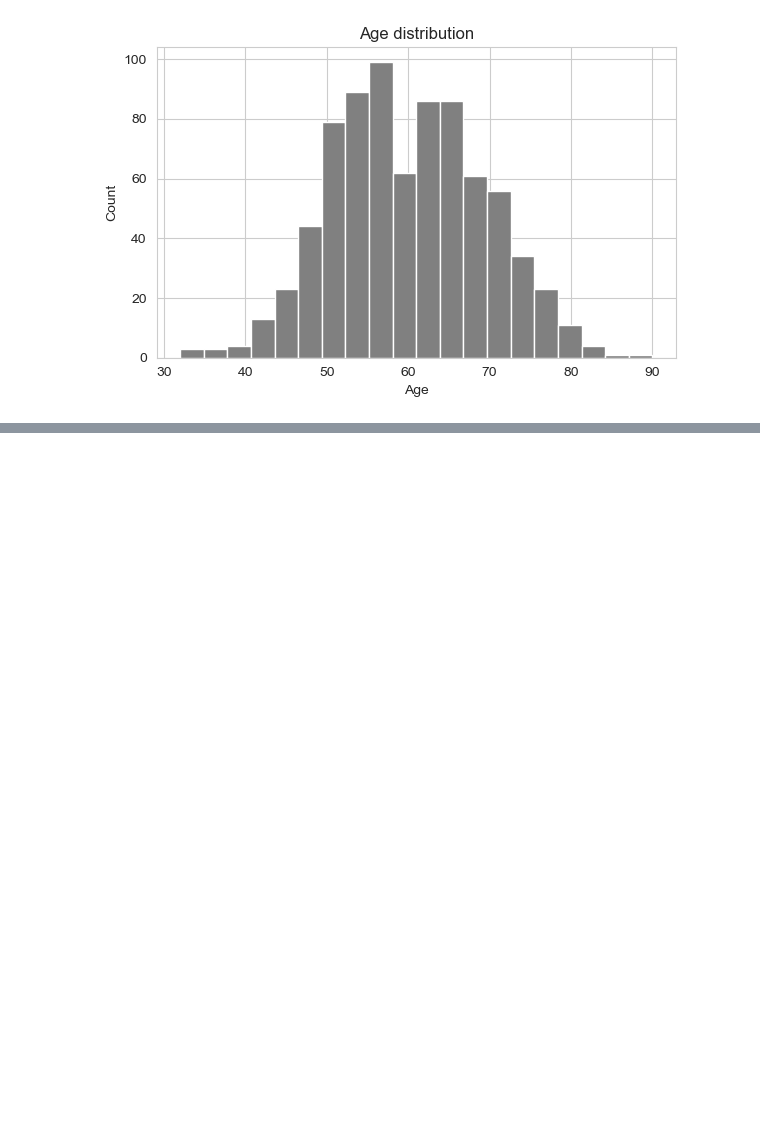
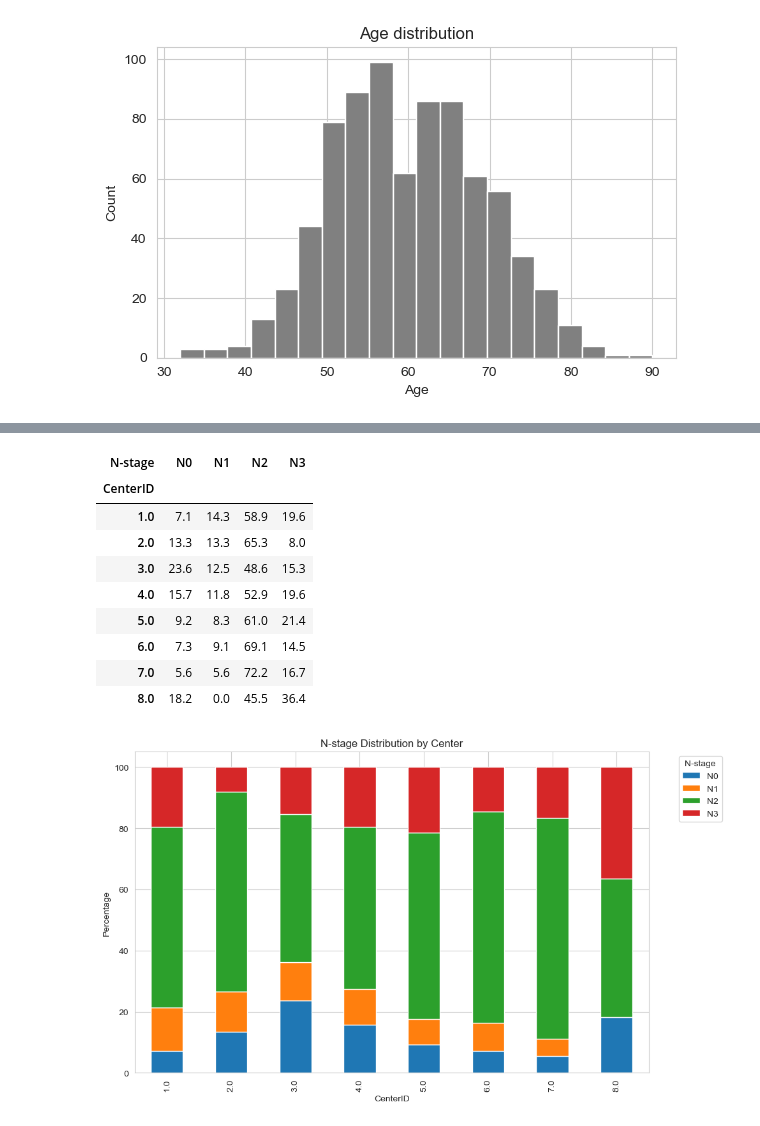
Before and after one commit to Essam-Khawaja/HECKTOR2026, a Jupyter notebook: EDA.ipynb, the cells around one changed output, grey strips where cells are left out. Cells and saved outputs as stored; diff of their text form; code cells hidden in the pictures; blank space fills up the shorter version.

```diff
--- a/EDA.ipynb
+++ b/EDA.ipynb
@@ -201,0 +255,24 @@ plt.show()
+# %%
+# N-stage by center
+n_center = pd.crosstab(rawDF["CenterID"], rawDF["N-stage"], normalize="index") * 100
+display(n_center.round(1))
+
+n_center.plot(kind="bar", stacked=True, figsize=(10, 6))
+plt.title("N-stage Distribution by Center")
+plt.ylabel("Percentage")
+plt.xlabel("CenterID")
+plt.legend(title="N-stage", bbox_to_anchor=(1.05, 1), loc="upper left")
+plt.tight_layout()
+plt.show()
+# %% [output]
+| N-stage | N0 | N1 | N2 | N3 |
+| CenterID |  |  |  |  |
+| 1.0 | 7.1 | 14.3 | 58.9 | 19.6 |
+| 2.0 | 13.3 | 13.3 | 65.3 | 8.0 |
+| 3.0 | 23.6 | 12.5 | 48.6 | 15.3 |
+| 4.0 | 15.7 | 11.8 | 52.9 | 19.6 |
+| 5.0 | 9.2 | 8.3 | 61.0 | 21.4 |
+| 6.0 | 7.3 | 9.1 | 69.1 | 14.5 |
+| 7.0 | 5.6 | 5.6 | 72.2 | 16.7 |
+| 8.0 | 18.2 | 0.0 | 45.5 | 36.4 |
+[figure, added]
```
Also changed, not shown: parts of 20 cells of this notebook.
